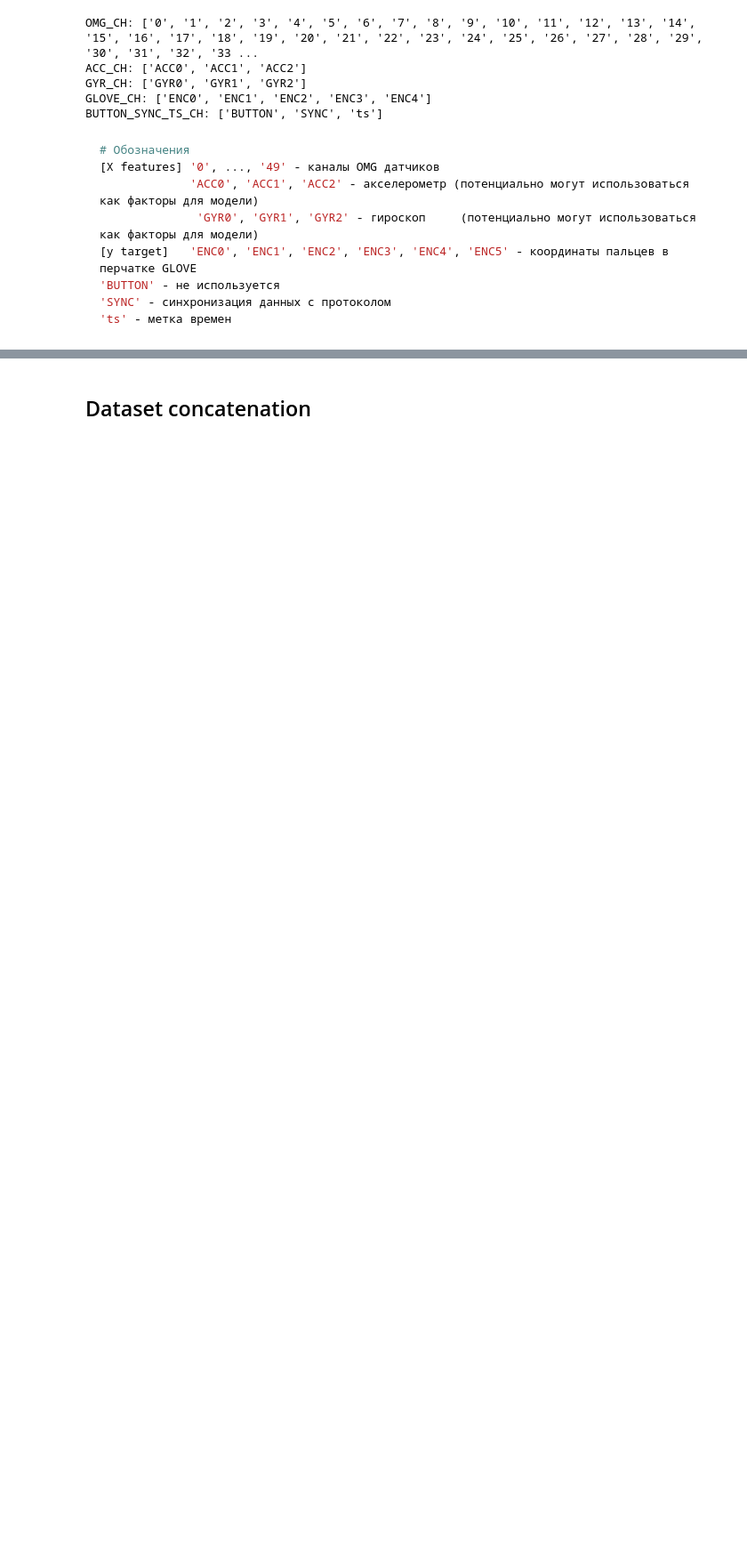
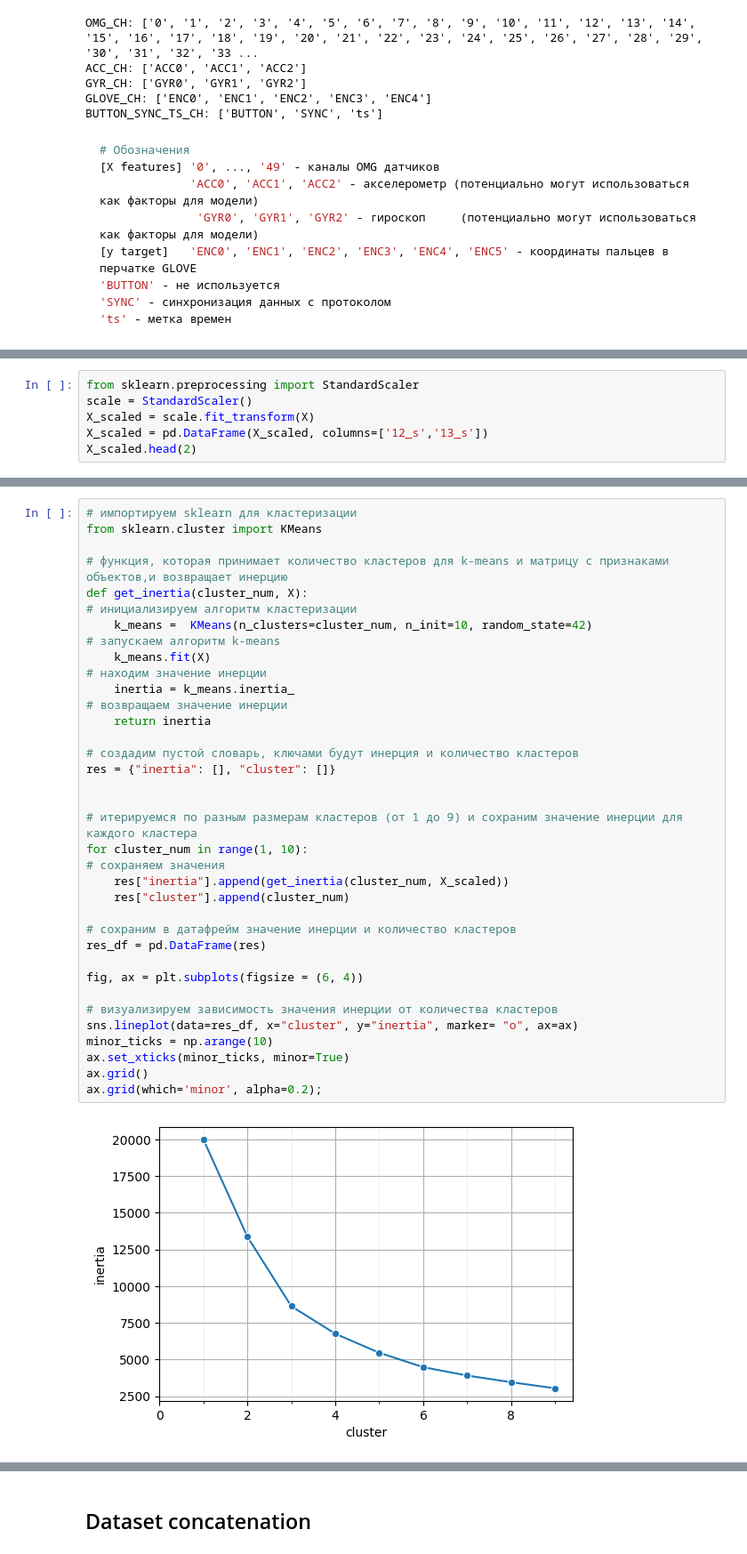
Before and after one commit to Internship-moto/Gestures_3, a Jupyter notebook: notebooks/Gestures_3.ipynb, the cells around one changed output, grey strips where cells are left out. Shown at 89% size. Cells and saved outputs as stored; diff of their text form; blank space fills up the shorter version.

```diff
--- a/notebooks/Gestures_3.ipynb
+++ b/notebooks/Gestures_3.ipynb
@@ -198,0 +220,6 @@ BUTTON_SYNC_TS_CH: ['BUTTON', 'SYNC', 'ts']
+# %%
+from sklearn.preprocessing import StandardScaler
+scale = StandardScaler()
+X_scaled = scale.fit_transform(X)
+X_scaled = pd.DataFrame(X_scaled, columns=['12_s','13_s'])
+X_scaled.head(2)
@@ -198,0 +230,38 @@ BUTTON_SYNC_TS_CH: ['BUTTON', 'SYNC', 'ts']
+# %%
+# импортируем sklearn для кластеризации
+from sklearn.cluster import KMeans
+
+# функция, которая принимает количество кластеров для k-means и матрицу с признаками объектов,и возвращает инерцию
+def get_inertia(cluster_num, X):
+# инициализируем алгоритм кластеризации
+    k_means =  KMeans(n_clusters=cluster_num, n_init=10, random_state=42)
+# запускаем алгоритм k-means
+    k_means.fit(X)
+# находим значение инерции
+    inertia = k_means.inertia_
+# возвращаем значение инерции
+    return inertia
+
+# создадим пустой словарь, ключами будут инерция и количество кластеров
+res = {"inertia": [], "cluster": []}
+
+
+# итерируемся по разным размерам кластеров (от 1 до 9) и сохраним значение инерции для каждого кластера
+for cluster_num in range(1, 10):
+# сохраняем значения
+    res["inertia"].append(get_inertia(cluster_num, X_scaled))
+    res["cluster"].append(cluster_num)
+
+# сохраним в датафрейм значение инерции и количество кластеров
+res_df = pd.DataFrame(res)
+
+fig, ax = plt.subplots(figsize = (6, 4))
+
+# визуализируем зависимость значения инерции от количества кластеров
+sns.lineplot(data=res_df, x="cluster", y="inertia", marker= "o", ax=ax)
+minor_ticks = np.arange(10)
+ax.set_xticks(minor_ticks, minor=True)
+ax.grid()
+ax.grid(which='minor', alpha=0.2);
+# %% [output]
+[figure, added]
```
Also changed, not shown: parts of 12 cells of this notebook.
